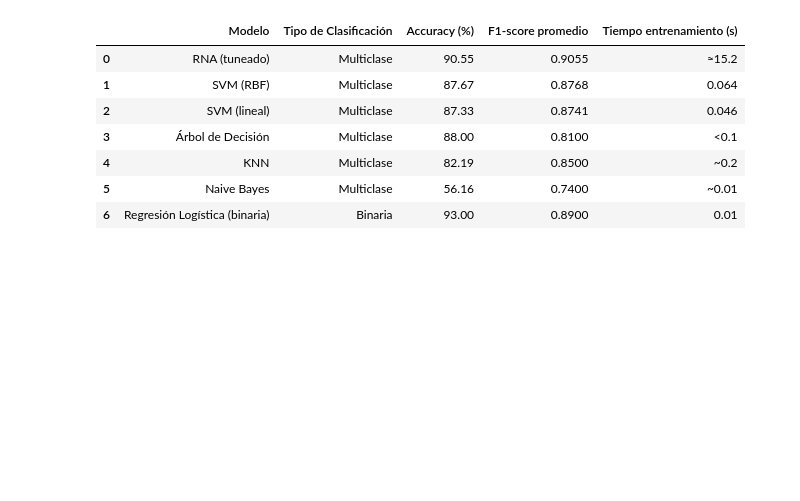
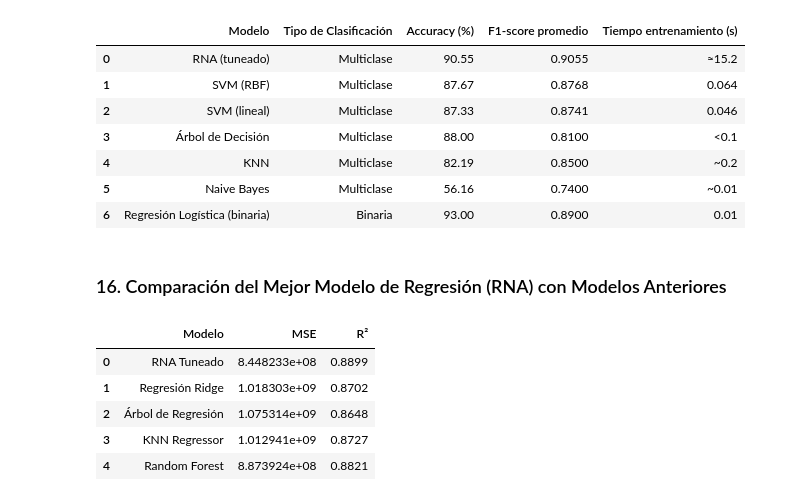
Before and after one commit to EstebanZG999/HT9Mineria, a Jupyter notebook: src/rna.ipynb, the cells around one changed output. Drawn from its saved outputs; the diff is of its cells as text; code cells hidden in the pictures; blank space fills up the shorter version.

```diff
--- a/src/rna.ipynb
+++ b/src/rna.ipynb
@@ -623,3 +623,42 @@ display(df_clasificacion)
 | 4 | KNN | Multiclase | 82.19 | 0.8500 | ~0.2 |
 | 5 | Naive Bayes | Multiclase | 56.16 | 0.7400 | ~0.01 |
 | 6 | Regresión Logística (binaria) | Binaria | 93.00 | 0.8900 | 0.01 |
+# %% [markdown]
+### 16. Comparación del Mejor Modelo de Regresión (RNA) con Modelos Anteriores
+# %%
+import pandas as pd
+
+# Resultados reales de regresión extraídos de notebooks anteriores
+datos_modelos_regresion = {
+    "Modelo": [
+        "RNA Tuneado",
+        "Regresión Ridge",
+        "Árbol de Regresión",
+        "KNN Regressor",
+        "Random Forest"
+    ],
+    "MSE": [
+        844_823_254.72,
+        1_018_302_933.66,
+        1_075_313_614.51,
+        1_012_940_633.74,
+        887_392_357.85
+    ],
+    "R²": [
+        0.8899,
+        0.8702,
+        0.8648,
+        0.8727,
+        0.8821
+    ]
+}
+
+df_comparacion_regresion = pd.DataFrame(datos_modelos_regresion)
+display(df_comparacion_regresion)
+# %% [output]
+|  | Modelo | MSE | R² |
+| 0 | RNA Tuneado | 8.448233e+08 | 0.8899 |
+| 1 | Regresión Ridge | 1.018303e+09 | 0.8702 |
+| 2 | Árbol de Regresión | 1.075314e+09 | 0.8648 |
+| 3 | KNN Regressor | 1.012941e+09 | 0.8727 |
+| 4 | Random Forest | 8.873924e+08 | 0.8821 |
```
